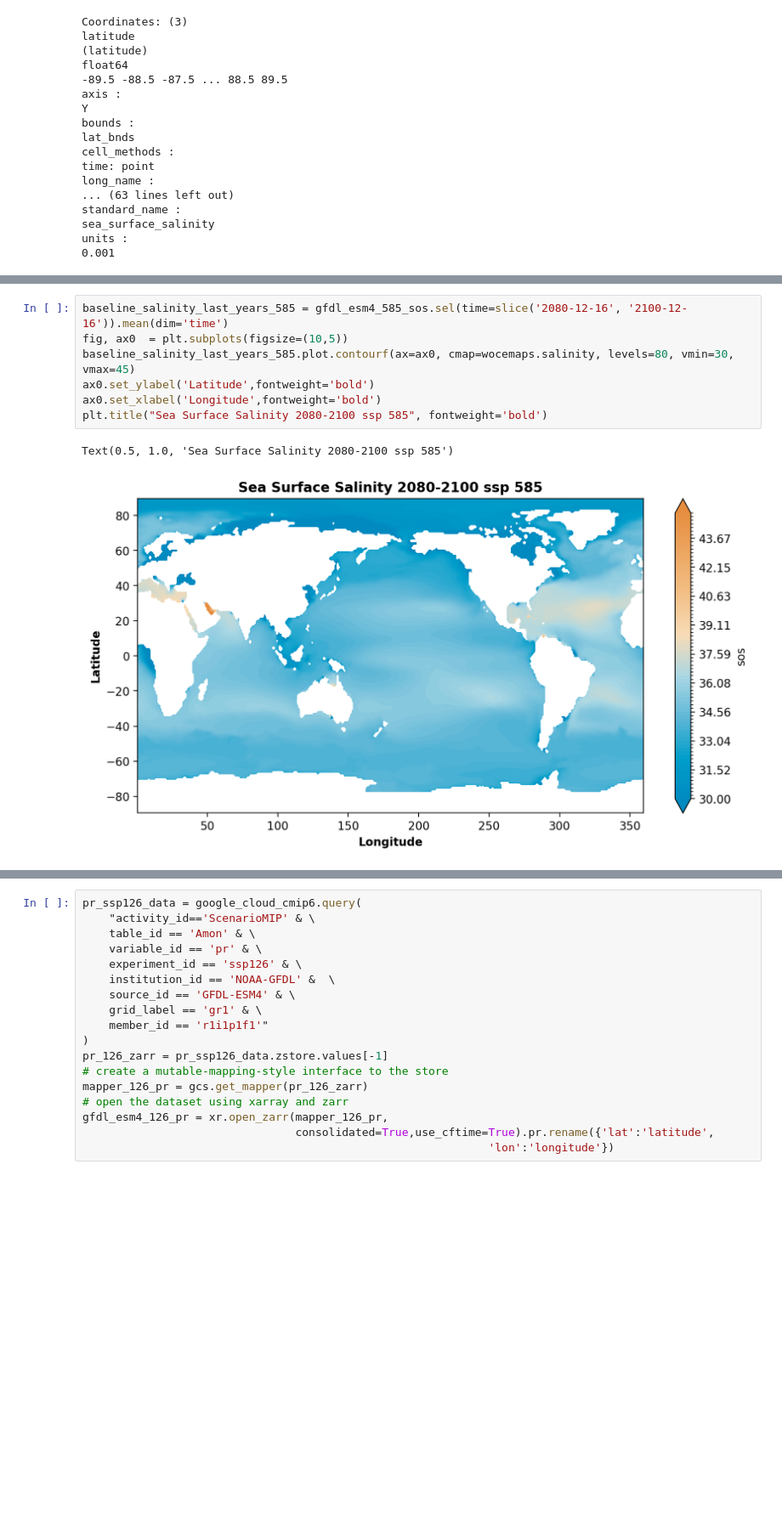
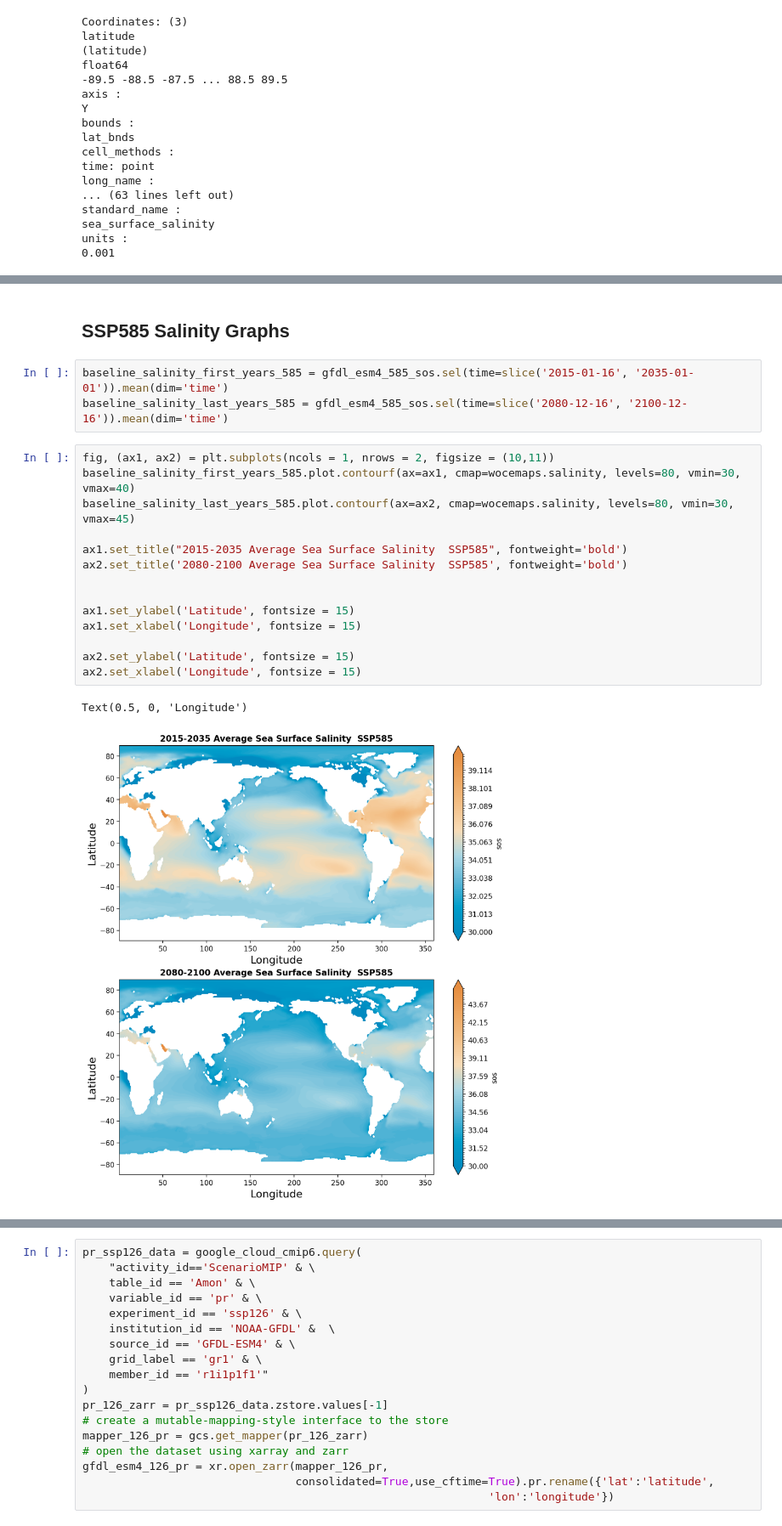
Before and after one commit to ees-climate-fall24/groupproject_bihl, a Jupyter notebook: group_project.ipynb, the cells around one changed output, grey strips where cells are left out. Shown at 85% size. Drawn from its saved outputs; the diff is of its cells as text; blank space fills up the shorter version.

```diff
--- a/group_project.ipynb
+++ b/group_project.ipynb
@@ -131,13 +123,25 @@ Text(0.5, 1.0, 'Sea Surface Salinity 2015-2035 ssp 585')
+# %% [markdown]
+## SSP585 Salinity Graphs
 # %%
+baseline_salinity_first_years_585 = gfdl_esm4_585_sos.sel(time=slice('2015-01-16', '2035-01-01')).mean(dim='time')
 baseline_salinity_last_years_585 = gfdl_esm4_585_sos.sel(time=slice('2080-12-16', '2100-12-16')).mean(dim='time')
-fig, ax0  = plt.subplots(figsize=(10,5))
-baseline_salinity_last_years_585.plot.contourf(ax=ax0, cmap=wocemaps.salinity, levels=80, vmin=30, vmax=45)
-ax0.set_ylabel('Latitude',fontweight='bold')
-ax0.set_xlabel('Longitude',fontweight='bold')
-plt.title("Sea Surface Salinity 2080-2100 ssp 585", fontweight='bold')
-# %% [output]
-Text(0.5, 1.0, 'Sea Surface Salinity 2080-2100 ssp 585')
-[figure, removed]
+# %%
+fig, (ax1, ax2) = plt.subplots(ncols = 1, nrows = 2, figsize = (10,11))
+baseline_salinity_first_years_585.plot.contourf(ax=ax1, cmap=wocemaps.salinity, levels=80, vmin=30, vmax=40)
+baseline_salinity_last_years_585.plot.contourf(ax=ax2, cmap=wocemaps.salinity, levels=80, vmin=30, vmax=45)
+
+ax1.set_title("2015-2035 Average Sea Surface Salinity  SSP585", fontweight='bold')
+ax2.set_title('2080-2100 Average Sea Surface Salinity  SSP585', fontweight='bold')
+
+
+ax1.set_ylabel('Latitude', fontsize = 15)
+ax1.set_xlabel('Longitude', fontsize = 15)
+
+ax2.set_ylabel('Latitude', fontsize = 15)
+ax2.set_xlabel('Longitude', fontsize = 15)
+# %% [output]
+Text(0.5, 0, 'Longitude')
+[figure, added]
 # %%
 baseline_difference_585 = baseline_salinity_last_years_585 - baseline_salinity_first_years_585
 fig, ax0  = plt.subplots(figsize=(10,5))
```
Also changed, not shown: parts of 20 cells of this notebook.
